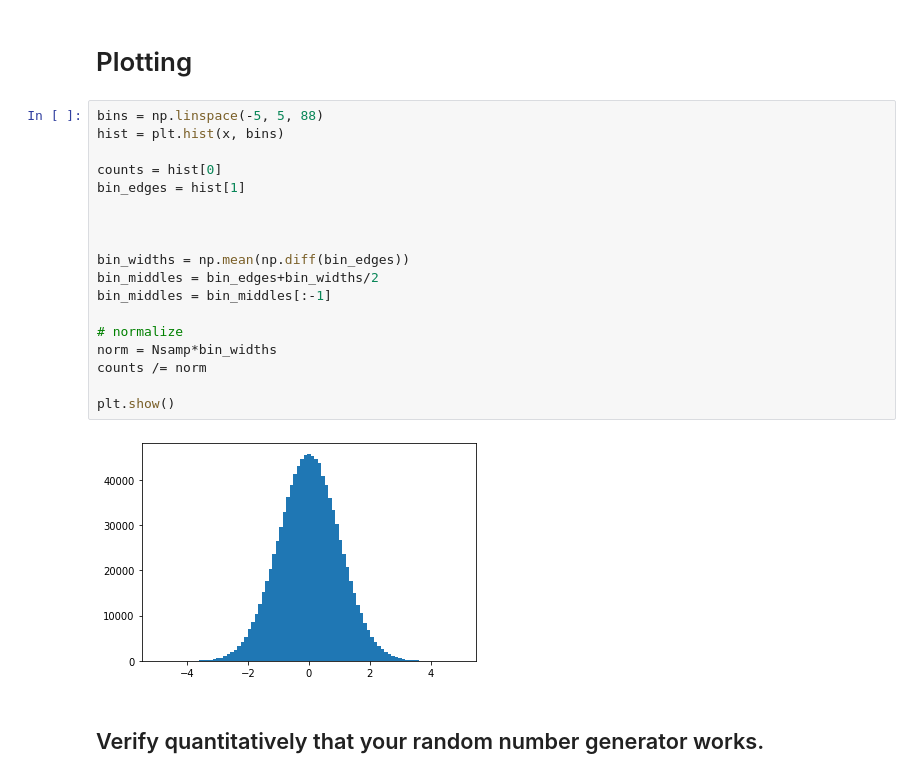
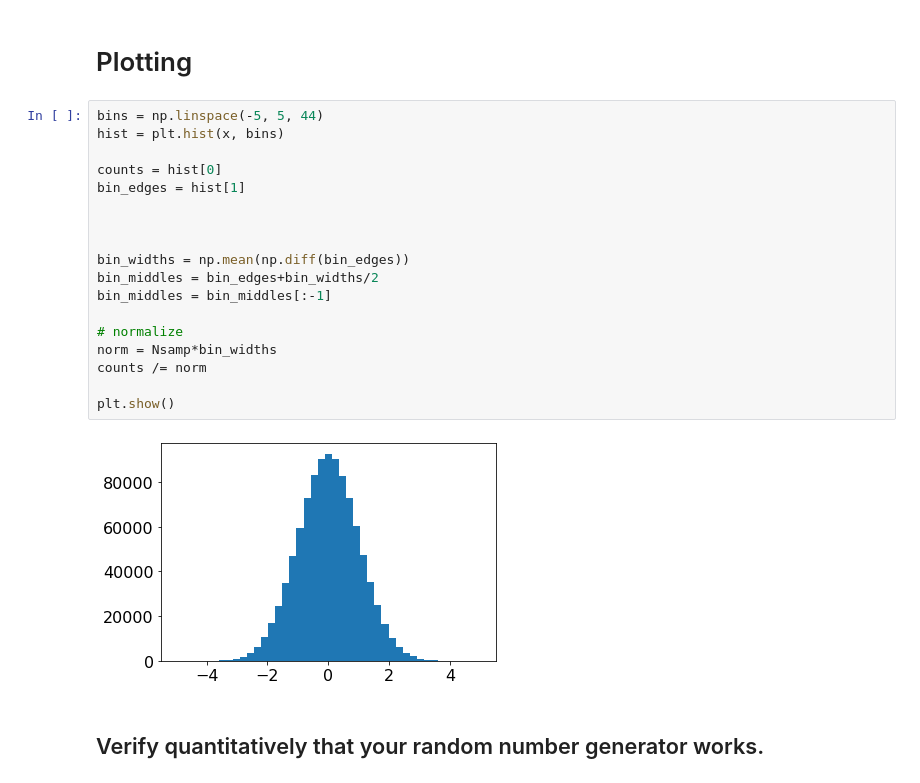
Before and after one commit to wunderbeere/339-lab1, a Jupyter notebook: exercise2.ipynb, the cells around one changed output. Saved outputs shown, nothing was run; the diff lists cells and outputs as text.

```diff
--- a/exercise2.ipynb
+++ b/exercise2.ipynb
@@ -68,25 +68,25 @@ std 1.000214604337614
 # %% [markdown]
 # Plotting
 # %%
-bins = np.linspace(-5, 5, 88)
+bins = np.linspace(-5, 5, 44)
 hist = plt.hist(x, bins)
 
 counts = hist[0]
 bin_edges = hist[1]
 
 
 
 bin_widths = np.mean(np.diff(bin_edges))
 bin_middles = bin_edges+bin_widths/2
 bin_middles = bin_middles[:-1]
 
 # normalize
 norm = Nsamp*bin_widths
 counts /= norm
 
 plt.show()
 # %% [output]
-[figure, old version]
+[figure, new version]
 # %% [markdown]
 ## Verify quantitatively that your random number generator works.
 # %%
```
Also changed, not shown: parts of 7 cells of this notebook, 6 other files.
